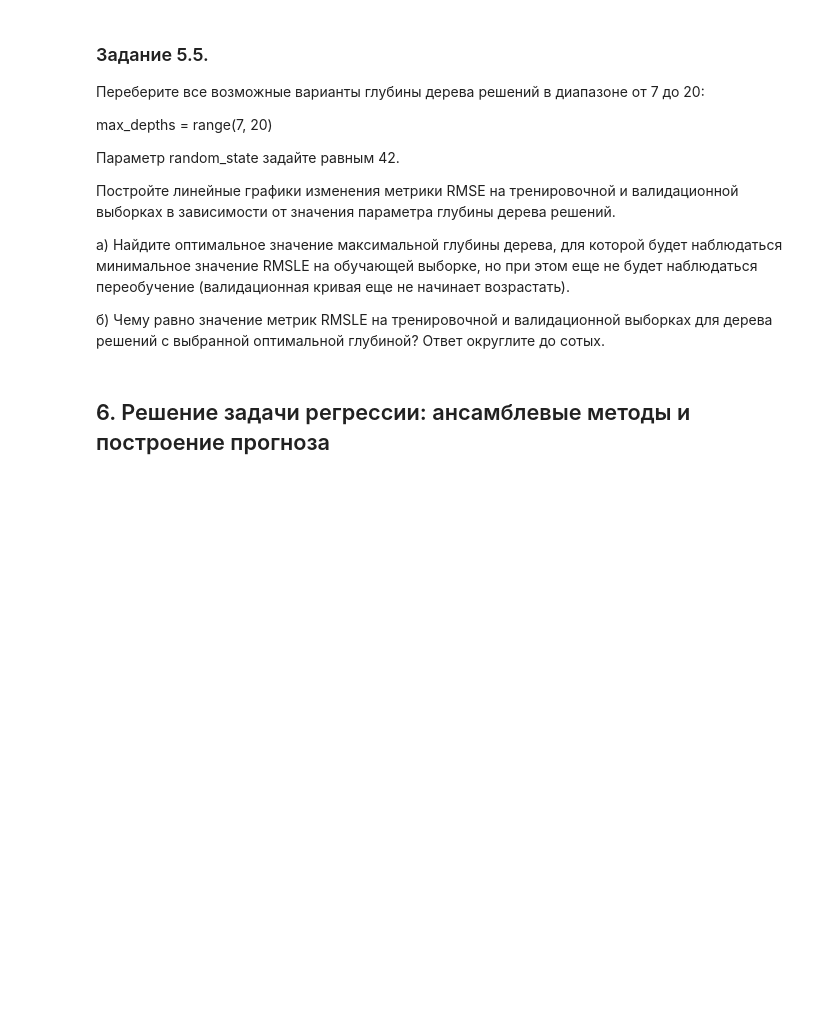
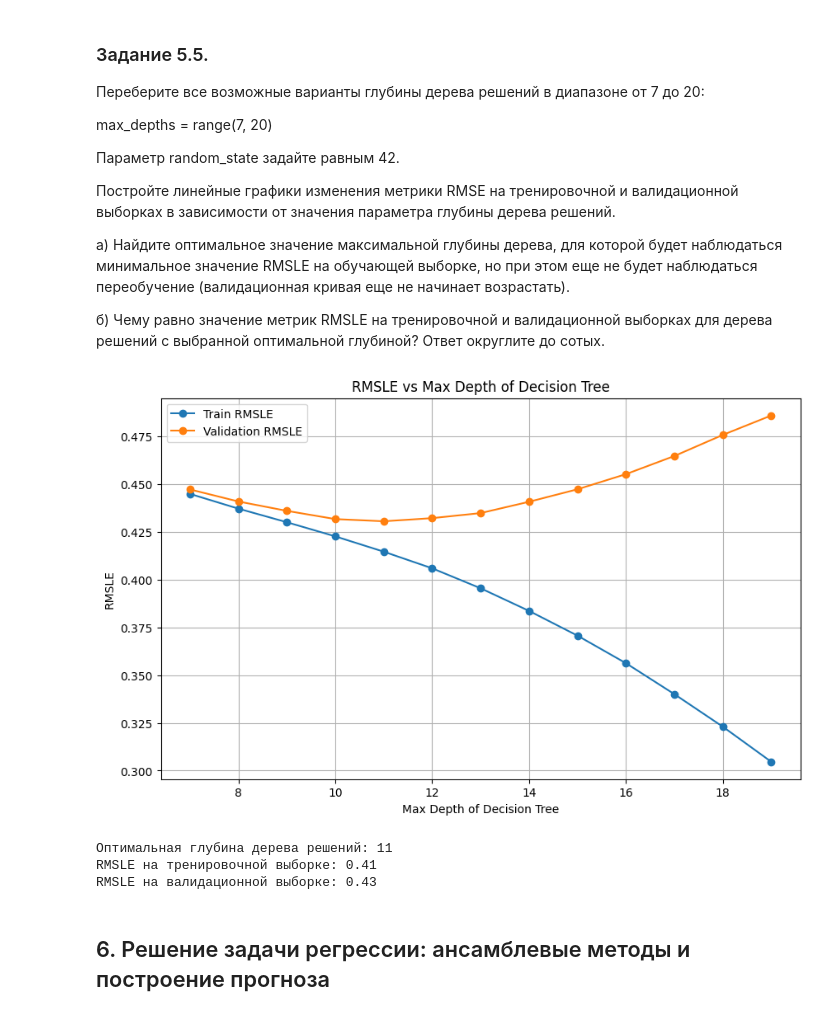
Before and after one commit to CatPawsCoder/Project_Practicum, a Jupyter notebook: Project.ipynb, the cells around one changed output. Saved outputs shown, nothing was run; the diff lists cells and outputs as text; code cells hidden in the pictures; blank space fills up the shorter version.

```diff
--- a/Project.ipynb
+++ b/Project.ipynb
@@ -1365,0 +1467,3 @@ $$RMSLE = \sqrt{\frac{1}{n}\sum_{i=1}^n(z_i-\hat{z_i})^2}=\sqrt{MSE(z_i,\hat{z_i
+# %%
+model_tree = DecisionTreeRegressor(random_state=42)
+model_tree.fit(X_train_scaled, y_train_log)
@@ -1365,0 +1472,3 @@ $$RMSLE = \sqrt{\frac{1}{n}\sum_{i=1}^n(z_i-\hat{z_i})^2}=\sqrt{MSE(z_i,\hat{z_i
+# %%
+y_train_pred_log_tree = model_tree.predict(X_train_scaled)
+y_valid_pred_log_tree = model_tree.predict(X_valid_scaled)
@@ -1381,3 +1504,54 @@ max_depths = range(7, 20)
+# %%
+max_depths = range(7, 20)
+train_rmsle = []
+valid_rmsle = []
+# %%
+for max_depth in max_depths:
+    # Создание и обучение модели дерева решений с заданной глубиной
+    model_tree = DecisionTreeRegressor(max_depth=max_depth, random_state=42)
+    model_tree.fit(X_train_scaled, y_train_log)
+
+    # Предсказания на тренировочной и валидационной выборках
+    y_train_pred_log_tree = model_tree.predict(X_train_scaled)
+    y_valid_pred_log_tree = model_tree.predict(X_valid_scaled)
+
+    # Вычисление RMSLE для тренировочной и валидационной выборок
+    rmsle_train = np.sqrt(mean_squared_error(y_train_log, y_train_pred_log_tree))
+    rmsle_valid = np.sqrt(mean_squared_error(y_valid_log, y_valid_pred_log_tree))
+
+    # Сохранение значений RMSLE
+    train_rmsle.append(rmsle_train)
+    valid_rmsle.append(rmsle_valid)
+# %%
+plt.figure(figsize=(10, 6))
+plt.plot(max_depths, train_rmsle, label='Train RMSLE', marker='o')
+plt.plot(max_depths, valid_rmsle, label='Validation RMSLE', marker='o')
+plt.xlabel('Max Depth of Decision Tree')
+plt.ylabel('RMSLE')
+plt.title('RMSLE vs Max Depth of Decision Tree')
+plt.legend()
+plt.grid(True)
+plt.show()
+# %% [output]
+[figure, added]
+# %%
+optimal_depth = max_depths[np.argmin(valid_rmsle)]
+model_tree_optimal = DecisionTreeRegressor(max_depth=optimal_depth, random_state=42)
+model_tree_optimal.fit(X_train_scaled, y_train_log)
+
+y_train_pred_log_tree_optimal = model_tree_optimal.predict(X_train_scaled)
+y_valid_pred_log_tree_optimal = model_tree_optimal.predict(X_valid_scaled)
+
+rmsle_train_optimal = np.sqrt(mean_squared_error(y_train_log, y_train_pred_log_tree_optimal))
+rmsle_valid_optimal = np.sqrt(mean_squared_error(y_valid_log, y_valid_pred_log_tree_optimal))
+
+print(f"Оптимальная глубина дерева решений: {optimal_depth}")
+print(f"RMSLE на тренировочной выборке: {rmsle_train_optimal:.2f}")
+print(f"RMSLE на валидационной выборке: {rmsle_valid_optimal:.2f}")
+# %% [output]
+Оптимальная глубина дерева решений: 11
+RMSLE на тренировочной выборке: 0.41
+RMSLE на валидационной выборке: 0.43
 # %% [markdown]
 ## 6. Решение задачи регрессии: ансамблевые методы и построение прогноза
 # %% [markdown]
```
Also changed, not shown: parts of 55 cells of this notebook.
